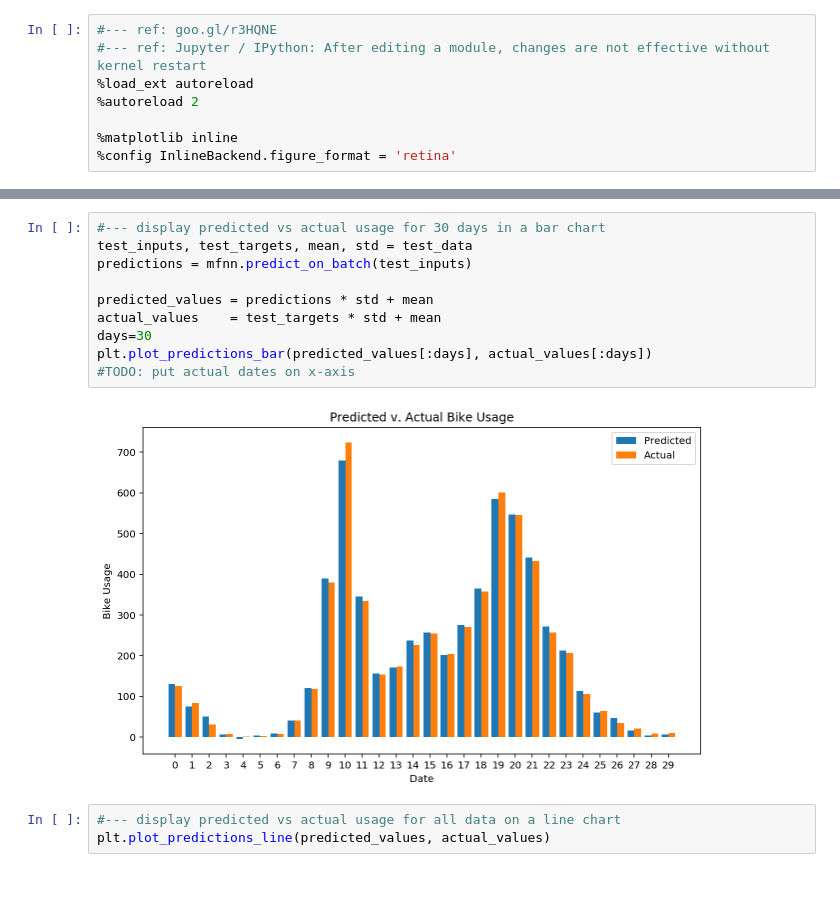
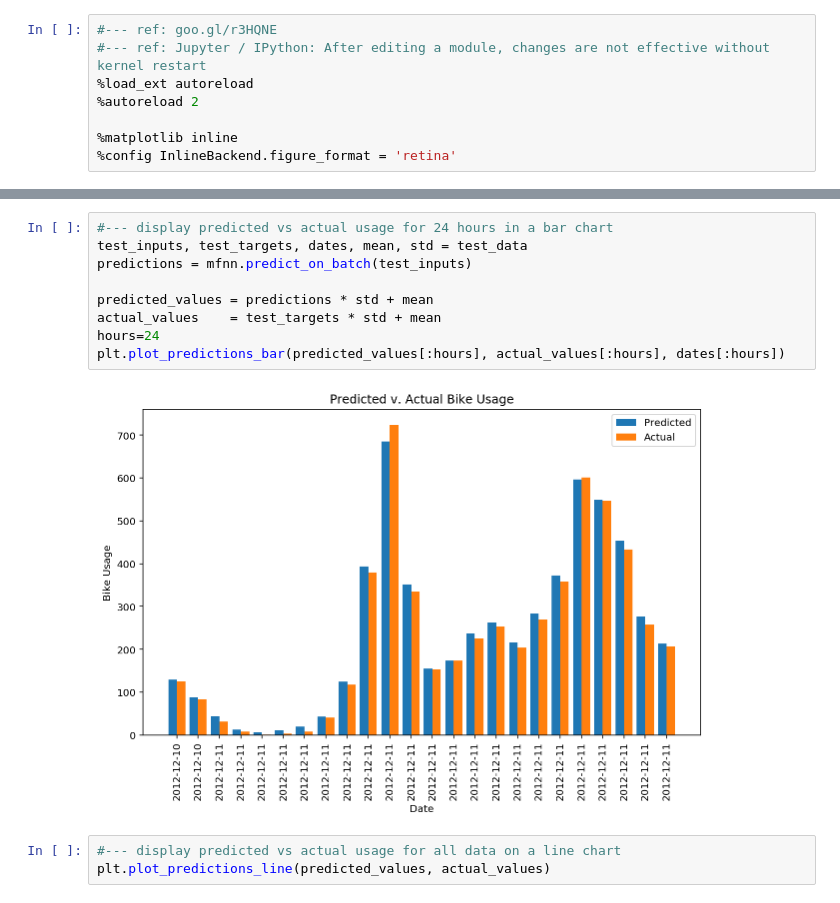
Before and after one commit to ben-blazado/mfnn, a Jupyter notebook: mfnn.ipynb, the cells around one changed output, grey strips where cells are left out. Saved outputs shown, nothing was run; the diff lists cells and outputs as text.

Commit message:
updating plot to include dates

```diff
--- a/mfnn.ipynb
+++ b/mfnn.ipynb
@@ -40,15 +40,14 @@ plt.plot_losses(training_losses, validation_losses)
 # %%
-#--- display predicted vs actual usage for 30 days in a bar chart
-test_inputs, test_targets, mean, std = test_data
+#--- display predicted vs actual usage for 24 hours in a bar chart
+test_inputs, test_targets, dates, mean, std = test_data
 predictions = mfnn.predict_on_batch(test_inputs)
 
 predicted_values = predictions * std + mean
 actual_values    = test_targets * std + mean
-days=30
-plt.plot_predictions_bar(predicted_values[:days], actual_values[:days])
-#TODO: put actual dates on x-axis
+hours=24
+plt.plot_predictions_bar(predicted_values[:hours], actual_values[:hours], dates[:hours])
 # %% [output]
-[figure, old version]
+[figure, new version]
 # %%
 #--- display predicted vs actual usage for all data on a line chart
 plt.plot_predictions_line(predicted_values, actual_values)
```
Also changed, not shown: parts of 2 cells of this notebook, 3 other files.
